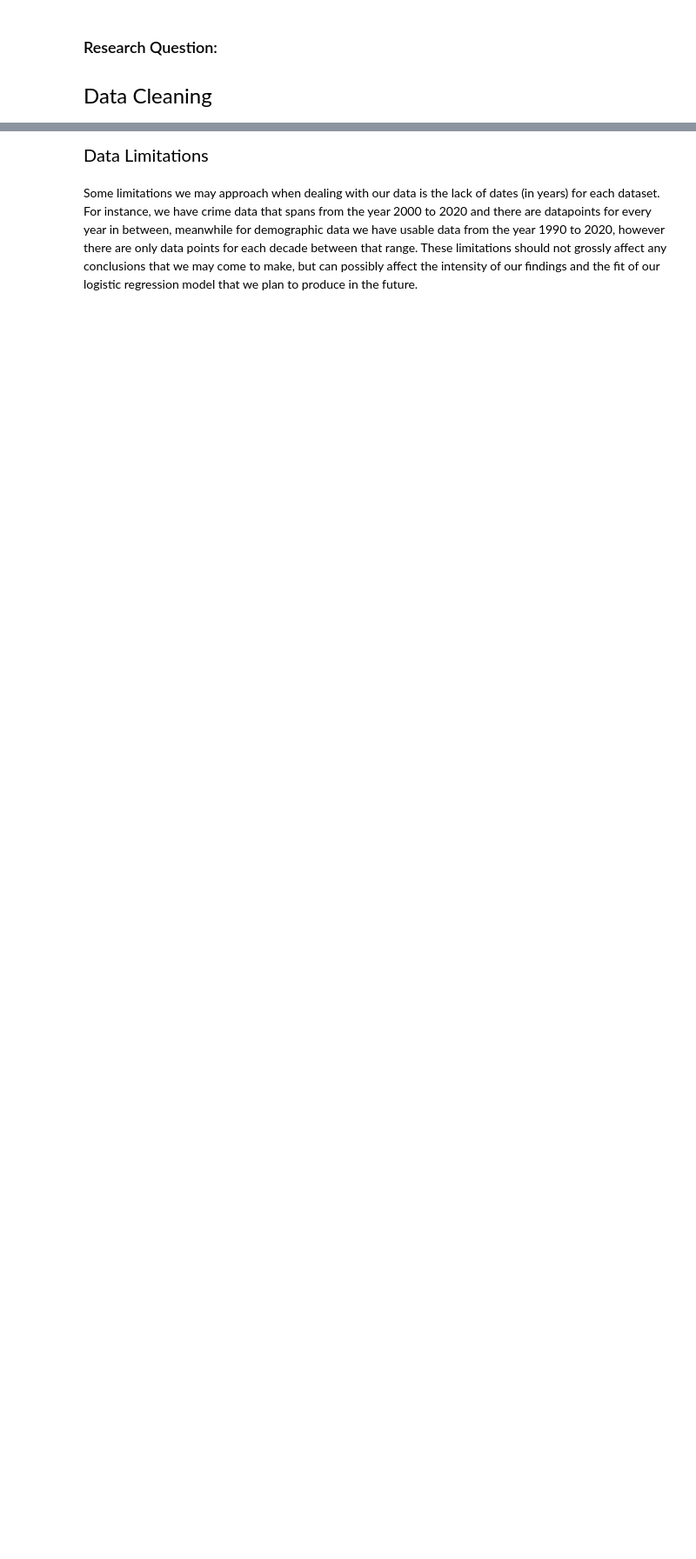
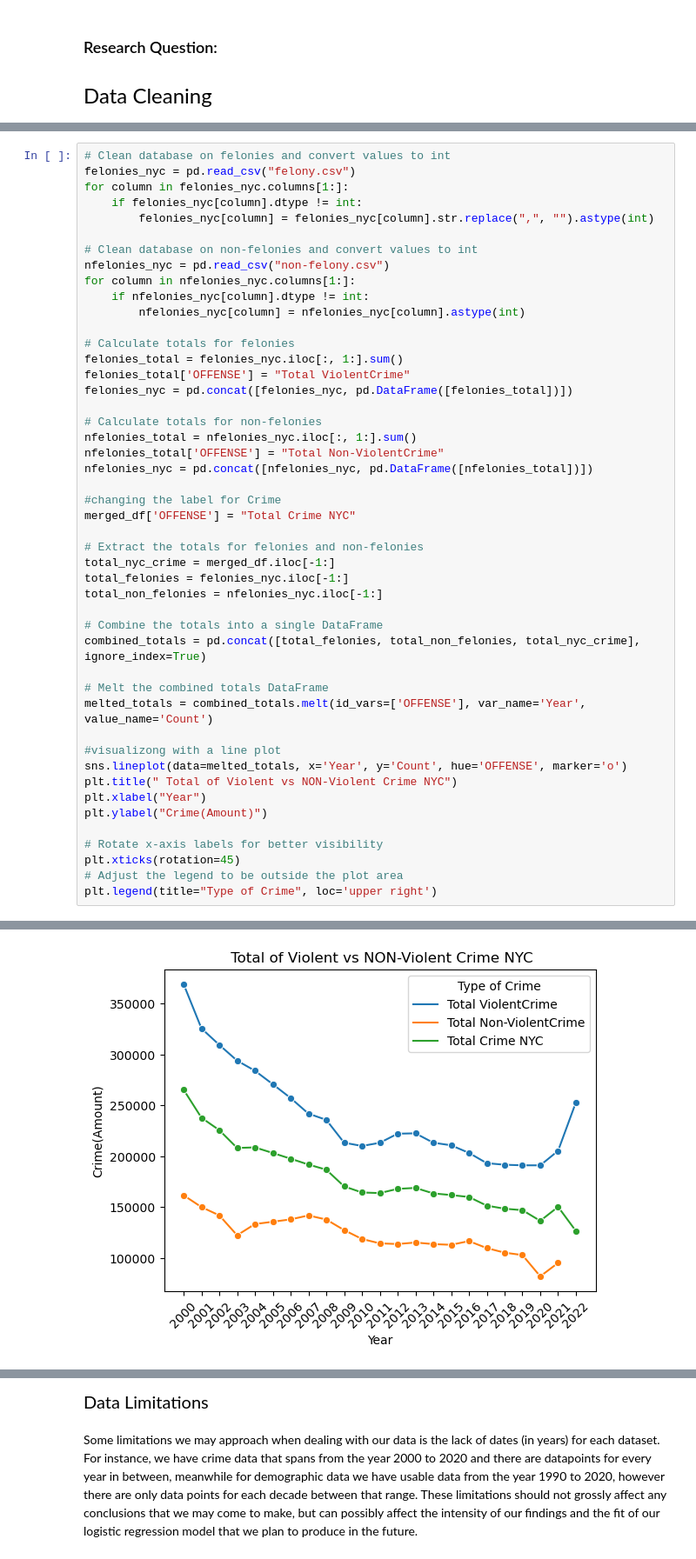
Before and after one commit to anikasparkle22/Info2950_final, a Jupyter notebook: Info 2950 Final.ipynb, the cells around one changed output, grey strips where cells are left out. Shown at 87% size. Drawn from its saved outputs; the diff is of its cells as text; blank space fills up the shorter version.

```diff
--- a/Info 2950 Final.ipynb
+++ b/Info 2950 Final.ipynb
@@ -170,0 +176,48 @@ plt.legend(title="Race", loc='upper right');
+# %%
+# Clean database on felonies and convert values to int
+felonies_nyc = pd.read_csv("felony.csv")
+for column in felonies_nyc.columns[1:]:
+    if felonies_nyc[column].dtype != int:
+        felonies_nyc[column] = felonies_nyc[column].str.replace(",", "").astype(int)
+
+# Clean database on non-felonies and convert values to int
+nfelonies_nyc = pd.read_csv("non-felony.csv")
+for column in nfelonies_nyc.columns[1:]:
+    if nfelonies_nyc[column].dtype != int:
+        nfelonies_nyc[column] = nfelonies_nyc[column].astype(int)
+
+# Calculate totals for felonies
+felonies_total = felonies_nyc.iloc[:, 1:].sum()
+felonies_total['OFFENSE'] = "Total ViolentCrime"
+felonies_nyc = pd.concat([felonies_nyc, pd.DataFrame([felonies_total])])
+
+# Calculate totals for non-felonies
+nfelonies_total = nfelonies_nyc.iloc[:, 1:].sum()
+nfelonies_total['OFFENSE'] = "Total Non-ViolentCrime"
+nfelonies_nyc = pd.concat([nfelonies_nyc, pd.DataFrame([nfelonies_total])])
+
+#changing the label for Crime
+merged_df['OFFENSE'] = "Total Crime NYC"
+
+# Extract the totals for felonies and non-felonies
+total_nyc_crime = merged_df.iloc[-1:]
+total_felonies = felonies_nyc.iloc[-1:]
+total_non_felonies = nfelonies_nyc.iloc[-1:]
+
+# Combine the totals into a single DataFrame
+combined_totals = pd.concat([total_felonies, total_non_felonies, total_nyc_crime], ignore_index=True)
+
+# Melt the combined totals DataFrame
+melted_totals = combined_totals.melt(id_vars=['OFFENSE'], var_name='Year', value_name='Count')
+
+#visualizong with a line plot
+sns.lineplot(data=melted_totals, x='Year', y='Count', hue='OFFENSE', marker='o')
+plt.title(" Total of Violent vs NON-Violent Crime NYC")
+plt.xlabel("Year")
+plt.ylabel("Crime(Amount)")
+
+# Rotate x-axis labels for better visibility
+plt.xticks(rotation=45)
+# Adjust the legend to be outside the plot area
+plt.legend(title="Type of Crime", loc='upper right')
+# %% [output]
@@ -170,0 +225 @@ plt.legend(title="Race", loc='upper right');
+[figure, added]
```
Also changed, not shown: parts of 7 cells of this notebook.
